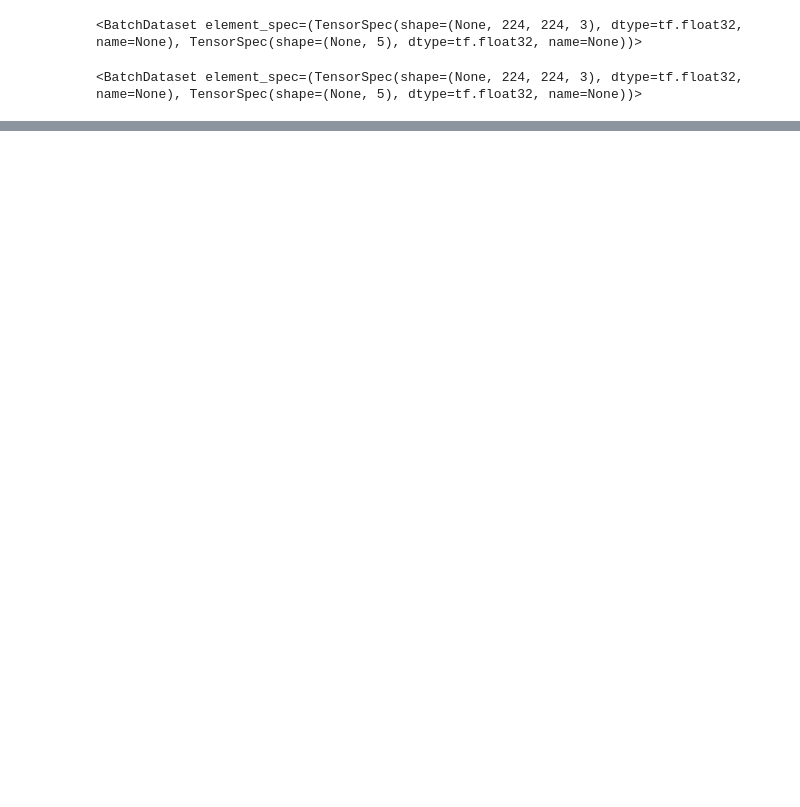
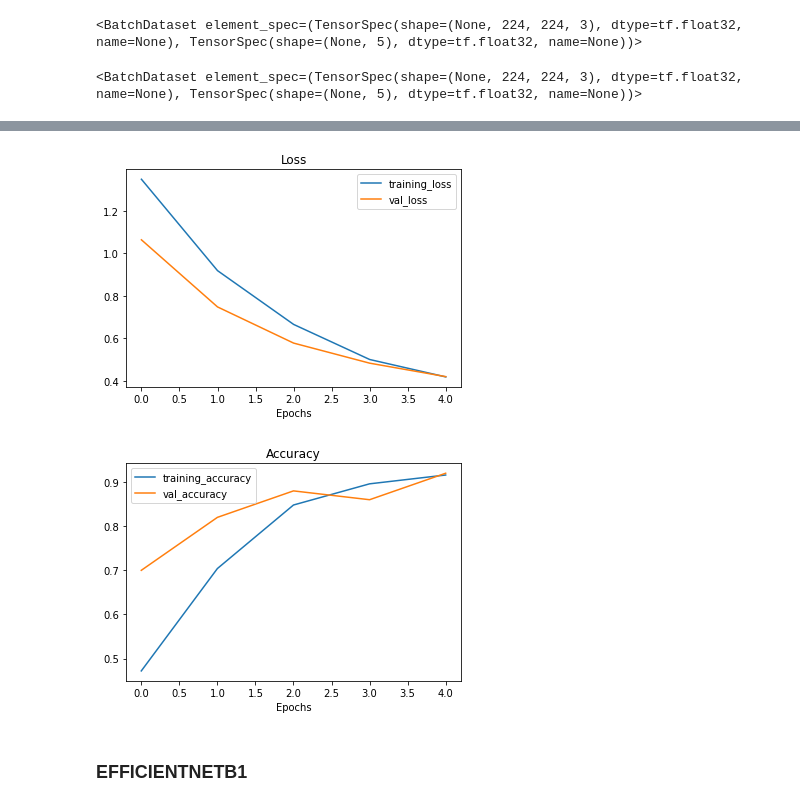
Before and after one commit to Mckenz31/final_yr_proj, a Jupyter notebook: final_year_proj_FA1.ipynb, the cells around one changed output, grey strips where cells are left out. Saved outputs shown, nothing was run; the diff lists cells and outputs as text; code cells hidden in the pictures; blank space fills up the shorter version.

```diff
--- a/final_year_proj_FA1.ipynb
+++ b/final_year_proj_FA1.ipynb
@@ -371,3 +473,6 @@ test_dir = "/content/drive/MyDrive/Final yr proj/dataset_C1/test"
+# %%
+train_dir = "/content/drive/MyDrive/Final yr proj/Dataset_refined/train"
+test_dir = "/content/drive/MyDrive/Final yr proj/Dataset_refined/test"
 # %%
 # Resize image, shuffle
 
@@ -400,20 +507,20 @@ data_augmentation = tf.keras.models.Sequential([
 # %%
 ## Model
 
-C1_base_model = tf.keras.applications.EfficientNetB0(include_top=False)
-C1_base_model.trainable = False
+C10_base_model = tf.keras.applications.EfficientNetB0(include_top=False)
+C10_base_model.trainable = False
 
-C1_input_layer = tf.keras.layers.Input(shape=(224, 224, 3), name="C1_input_layer")
+C10_input_layer = tf.keras.layers.Input(shape=(224, 224, 3), name="C10_input_layer")
 
-C1_x = data_augmentation(C1_input_layer)
-C1_x = C1_base_model(C1_x, training=False)
-C1_x = tf.keras.layers.GlobalAveragePooling2D(name="C1_pooling_layer")(C1_x)
+C10_x = data_augmentation(C10_input_layer)
+C10_x = C10_base_model(C10_x, training=False)
+C10_x = tf.keras.layers.GlobalAveragePooling2D(name="C10_pooling_layer")(C10_x)
 
-C1_output_layer = tf.keras.layers.Dense(len(train_data.class_names), activation="softmax", name="C1_output_dense_layer")(C1_x)
+C10_output_layer = tf.keras.layers.Dense(len(train_data.class_names), activation="softmax", name="C10_output_dense_layer")(C10_x)
 
-C1_model = tf.keras.Model(C1_input_layer, C1_output_layer)
+C10_model = tf.keras.Model(C10_input_layer, C10_output_layer)
 # %%
-C1_model.compile(
+C10_model.compile(
     loss = tf.keras.losses.CategoricalCrossentropy(),
     optimizer = tf.keras.optimizers.Adam(),
     metrics = ["accuracy"]
@@ -427,7 +534,7 @@ test_data
 # %% [output]
 <BatchDataset element_spec=(TensorSpec(shape=(None, 224, 224, 3), dtype=tf.float32, name=None), TensorSpec(shape=(None, 5), dtype=tf.float32, name=None))>
 # %%
-C1_model.fit(
+C1_history = C10_model.fit(
     train_data,
     epochs = 5,
     validation_data = test_data,
@@ -480,0 +591,7 @@ C1_results
+# %%
+plot_loss_curves(C1_history)
+# %% [output]
+[figure, added]
+[figure, added]
+# %% [markdown]
+### EFFICIENTNETB1
```
Also changed, not shown: parts of 52 cells of this notebook.
